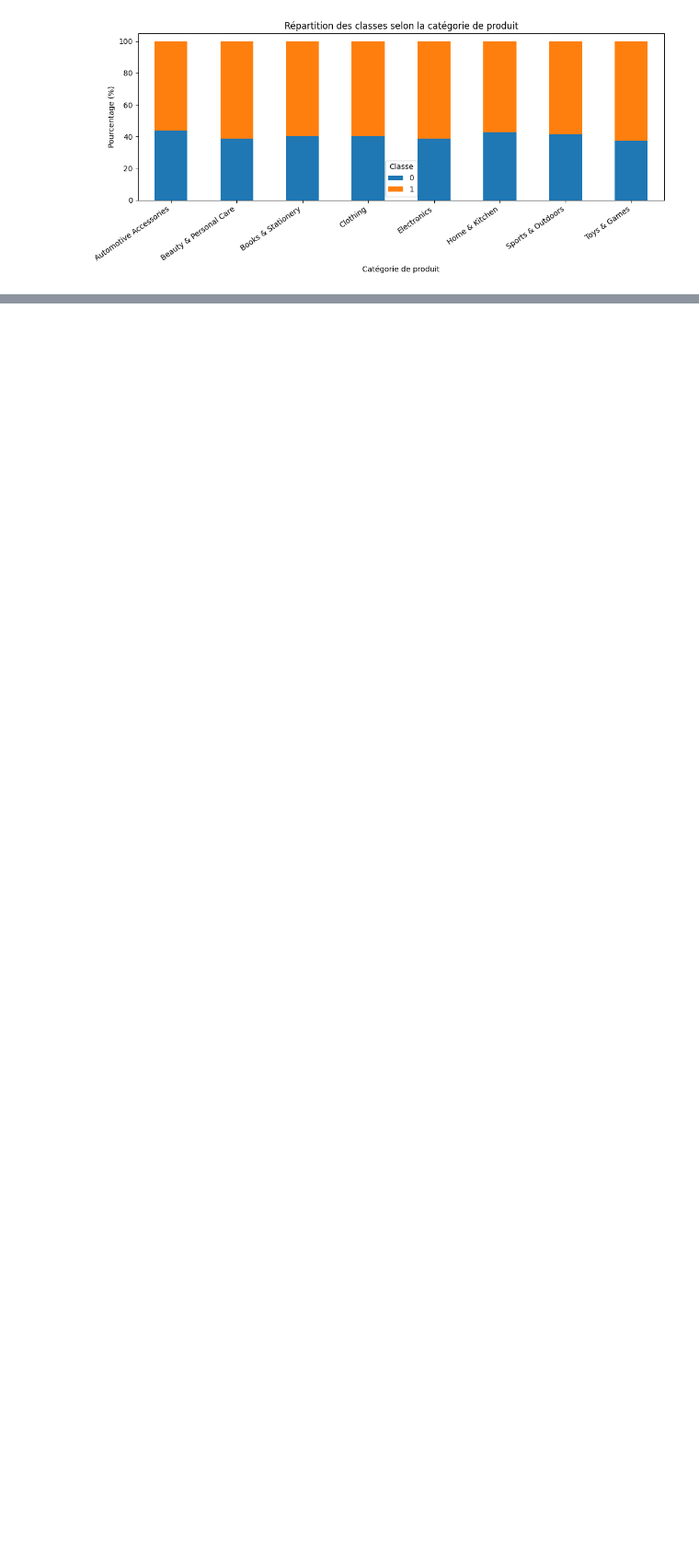
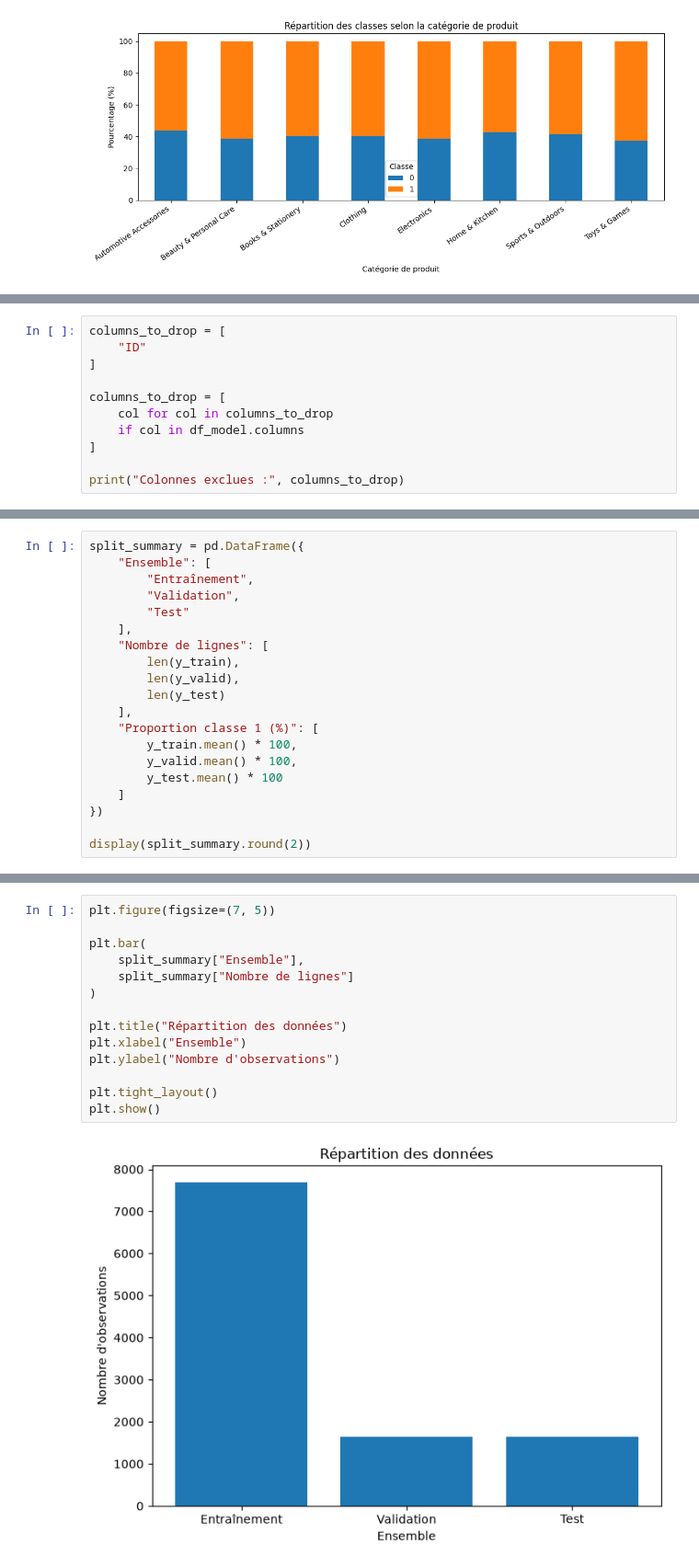
Before and after one commit to nadiagouroubera40-debug/Delais_de_Livraison, a Jupyter notebook: livraison.ipynb, the cells around one changed output, grey strips where cells are left out. Shown at 92% size. Cells and saved outputs as stored; diff of their text form; blank space fills up the shorter version.

```diff
--- a/livraison.ipynb
+++ b/livraison.ipynb
@@ -507,0 +543,11 @@ if "Product_Category" in df.columns:
+# %%
+columns_to_drop = [
+    "ID"
+]
+
+columns_to_drop = [
+    col for col in columns_to_drop
+    if col in df_model.columns
+]
+
+print("Colonnes exclues :", columns_to_drop)
@@ -507,0 +662,20 @@ if "Product_Category" in df.columns:
+# %%
+split_summary = pd.DataFrame({
+    "Ensemble": [
+        "Entraînement",
+        "Validation",
+        "Test"
+    ],
+    "Nombre de lignes": [
+        len(y_train),
+        len(y_valid),
+        len(y_test)
+    ],
+    "Proportion classe 1 (%)": [
+        y_train.mean() * 100,
+        y_valid.mean() * 100,
+        y_test.mean() * 100
+    ]
+})
+
+display(split_summary.round(2))
@@ -507,0 +689,16 @@ if "Product_Category" in df.columns:
+# %%
+plt.figure(figsize=(7, 5))
+
+plt.bar(
+    split_summary["Ensemble"],
+    split_summary["Nombre de lignes"]
+)
+
+plt.title("Répartition des données")
+plt.xlabel("Ensemble")
+plt.ylabel("Nombre d'observations")
+
+plt.tight_layout()
+plt.show()
+# %% [output]
+[figure, added]
```
Also changed, not shown: parts of 14 cells of this notebook.
